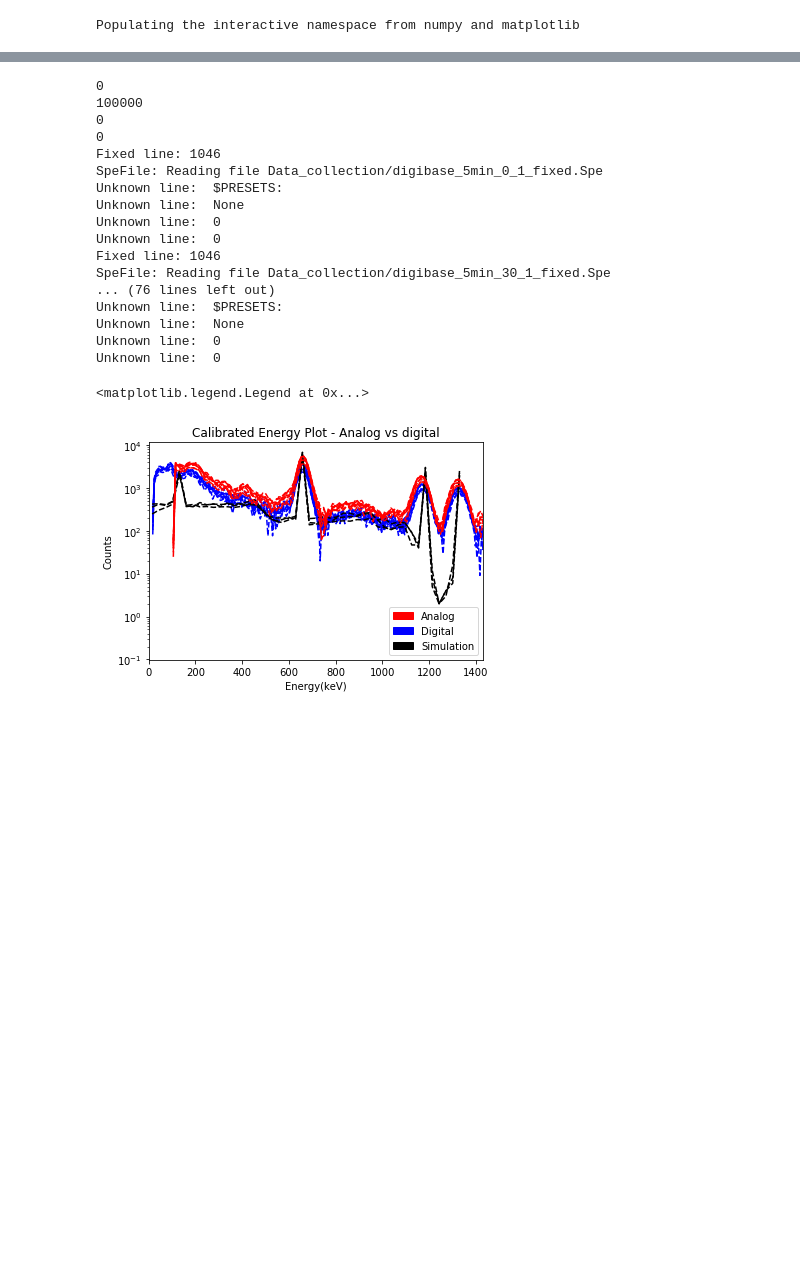
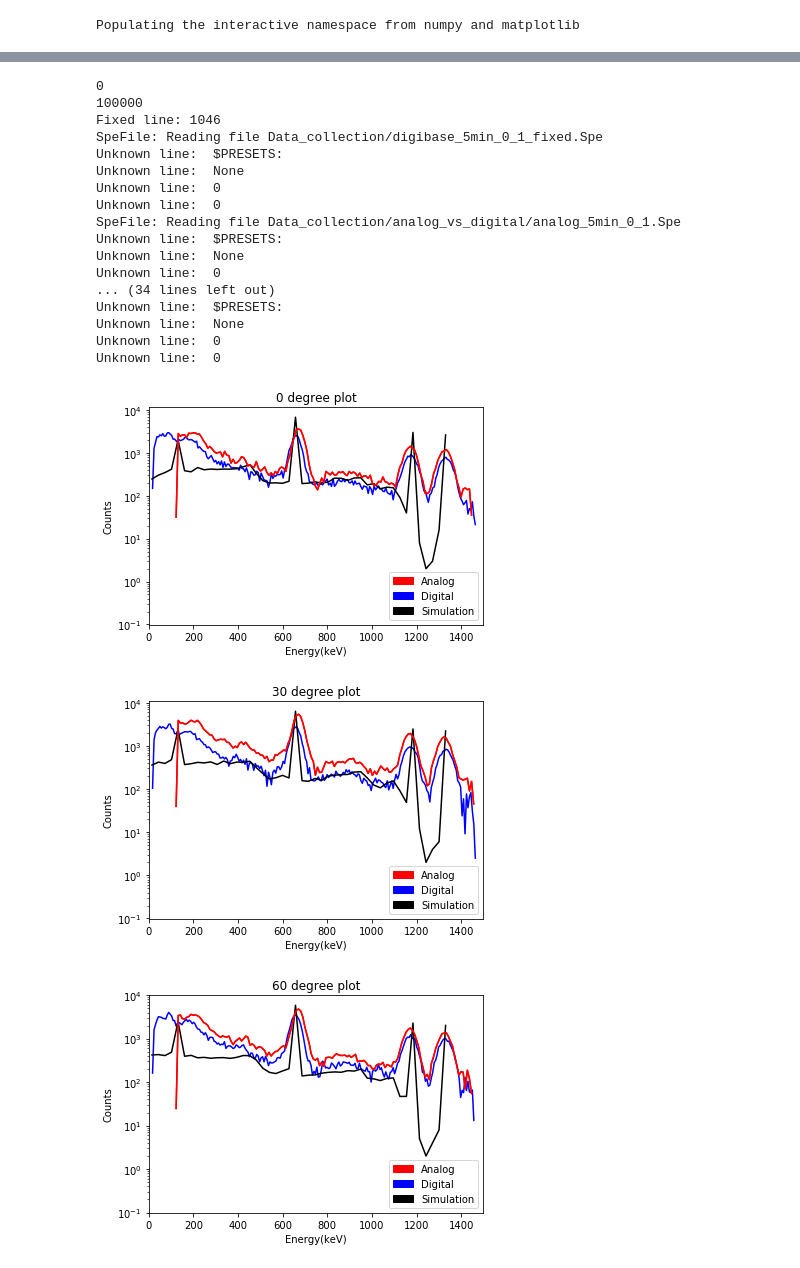
Before and after one commit to mattmar2410/Digibase-vs-Analog-comparison, a Jupyter notebook: digibase_analog_comparison/NaI_analysis.ipynb, the cells around one changed output, grey strips where cells are left out. Drawn from its saved outputs; the diff is of its cells as text; code cells hidden in the pictures; blank space fills up the shorter version.

```diff
--- a/digibase_analog_comparison/NaI_analysis.ipynb
+++ b/digibase_analog_comparison/NaI_analysis.ipynb
@@ -225,0 +65,10 @@ This cell combines the simulation, analog, and digital information together into
+# %%
+time_1 = 5
+time_2 = 30
+fname = 'Data_collection/digibase_5min_0_1.Spe'
+digital_0_1 = Spectrum.from_file(fix_spe_zero_cal(fname))
+#Background Subtraction
+fname = 'Data_collection/digibase_30min_bg.Spe'
+spec_bg = Spectrum.from_file(fix_spe_zero_cal(fname))
+spec_bg = spec_bg.counts_vals*time_1/time_2
+bgsub_digital = digital_0_1.counts_vals - spec_bg
@@ -226,57 +285,49 @@ This cell combines the simulation, analog, and digital information together into
 # %%
 figure_counter=0; count_list = []; bin_centers_list = []
 from sim_reader import cosima_output
 fname = ['NaI_Tl_detector.inc5.id1.sim', 'NaI_Tl_detector.inc6.id1.sim', \
-         'NaI_Tl_detector.inc7.id1.sim']
-for test in fname:
-    bin_centers1, counts1 = cosima_output(test)
-    plt.semilogy(bin_centers1, counts1, '--k', zorder = 10)
+         'NaI_Tl_detector.inc7.id1.sim', 'NaI_Tl_detector.inc8.id1.sim']
+angles = ['0', '30', '60', '90']
+for i in arange(len(fname)):
+    plt.figure(i)
+    bin_centers1, counts1 = cosima_output(fname[i])
+    plt.semilogy(bin_centers1, counts1, 'k', zorder = 10)
 
-jet= plt.get_cmap('jet')
-colors = iter(jet(np.linspace(0,1,10)))
-for i in fname1:
-    spec_2 = Spectrum.from_file(fix_spe_zero_cal(i))
+    spec_2 = Spectrum.from_file(fix_spe_zero_cal(fname1[i]))
     bgsub2 = spec_2.counts_vals - spec_bg
-    calibrated_channel = []
-    for i in range(0,len(y_counts)):
-        calibrated_channel += [i*slope+ intercept]
-    calibrated_channel = np.array(calibrated_channel, 'float')
-    plt.semilogy(channel_calibration[0], bgsub2, '--b', zorder = 0)
-plt.ylabel("Counts")
-plt.xlabel("Energy(keV)")
-plt.xlim(0, max(energy_spectrum)+100, 100)
+    plt.semilogy(calibrated_channel, bgsub2, 'b', zorder = 0)
 
-for i in fname2:
-    spec_2 = Spectrum.from_file(i)
+    spec_2 = Spectrum.from_file(fname2[i])
     bgsub2 = spec_2.counts_vals - spec_bg_analog
-    calibrated_channel = []
-    plt.semilogy(channel_calibration[1], bgsub2, '--r', zorder = 10)
+    plt.semilogy(calibrated_channel_a, bgsub2, 'r', zorder = 10)
 
-plt.ylabel("Counts")
-plt.xlabel("Energy(keV)")
-plt.title("Calibrated Energy Plot - Analog vs digital")
-plt.xlim(0, max(energy_spectrum)+100, 100)
-red_patch = mpatches.Patch(color='Red', label='Analog')
-red_patch1 = mpatches.Patch(color='Blue', label='Digital')
-red_patch2 = mpatches.Patch(color='Black', label='Simulation')
-plt.legend(handles=[red_patch, red_patch1, red_patch2],loc="lower right")
+    plt.ylabel("Counts")
+    plt.xlabel("Energy(keV)")
+    plt.title("%s degree plot" % angles[i])
+    plt.xlim(0,1500, 50)
+    plt.semilogy(calibrated_channel_a, bgsub2, 'r', zorder = 10)
+    red_patch = mpatches.Patch(color='Red', label='Analog')
+    red_patch1 = mpatches.Patch(color='Blue', label='Digital')
+    red_patch2 = mpatches.Patch(color='Black', label='Simulation')
+    plt.legend(handles=[red_patch, red_patch1, red_patch2],loc="lower right")
 # %% [output]
 0
 100000
-0
-0
 Fixed line: 1046
 SpeFile: Reading file Data_collection/digibase_5min_0_1_fixed.Spe
 Unknown line:  $PRESETS:
 Unknown line:  None
 Unknown line:  0
 Unknown line:  0
-Fixed line: 1046
-SpeFile: Reading file Data_collection/digibase_5min_30_1_fixed.Spe
-... (76 lines left out)
+SpeFile: Reading file Data_collection/analog_vs_digital/analog_5min_0_1.Spe
+Unknown line:  $PRESETS:
+Unknown line:  None
+Unknown line:  0
+... (34 lines left out)
 Unknown line:  $PRESETS:
 Unknown line:  None
 Unknown line:  0
 Unknown line:  0
-<matplotlib.legend.Legend at 0x...>
-[figure, old version]
+[figure, new version]
+[figure, added]
+[figure, added]
```
Also changed, not shown: parts of 24 cells of this notebook, 3 other files.
